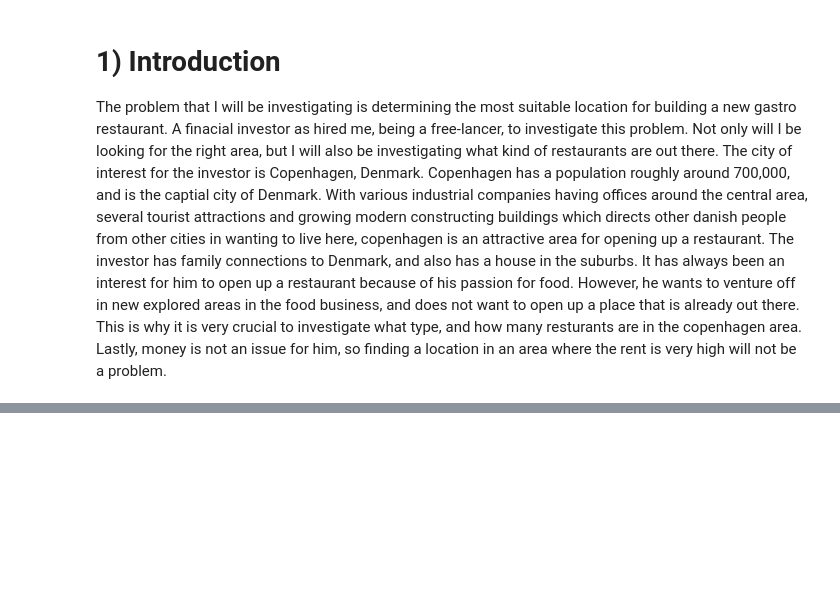
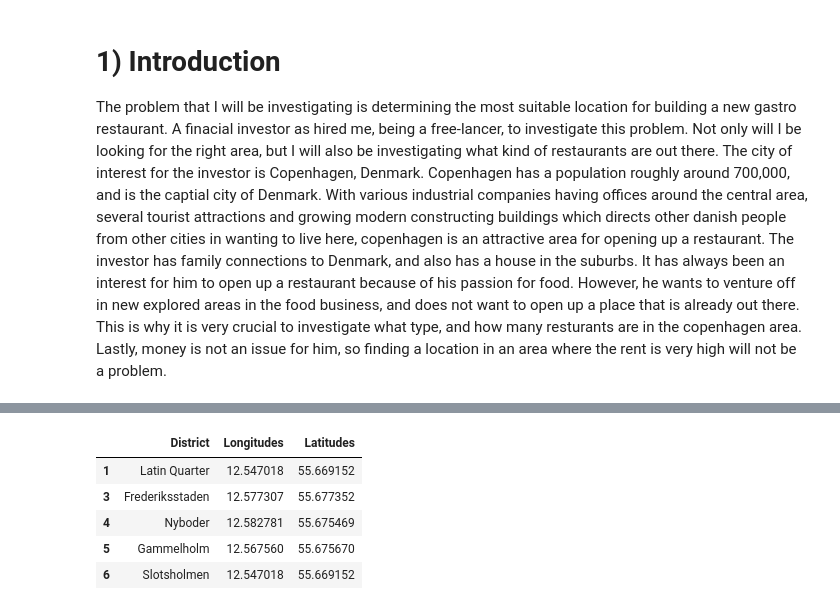
Before and after one commit to DanielAhmadDK/mini_machine_learning_projects, a Jupyter notebook: Capstone_final.ipynb, the cells around one changed output, grey strips where cells are left out. Saved outputs shown, nothing was run; the diff lists cells and outputs as text; code cells hidden in the pictures; blank space fills up the shorter version.

```diff
--- a/Capstone_final.ipynb
+++ b/Capstone_final.ipynb
@@ -6,0 +165,11 @@ To solve this problem, I will use foursquare to retrieve data on how many restur
+# %%
+#since there are missing coordinates, these locations have to be removed.
+df2.dropna(inplace = True)
+df2.head()
+# %% [output]
+|  | District | Longitudes | Latitudes |
+| 1 | Latin Quarter | 12.547018 | 55.669152 |
+| 3 | Frederiksstaden | 12.577307 | 55.677352 |
+| 4 | Nyboder | 12.582781 | 55.675469 |
+| 5 | Gammelholm | 12.567560 | 55.675670 |
+| 6 | Slotsholmen | 12.547018 | 55.669152 |
```
Also changed, not shown: parts of 24 cells of this notebook.
